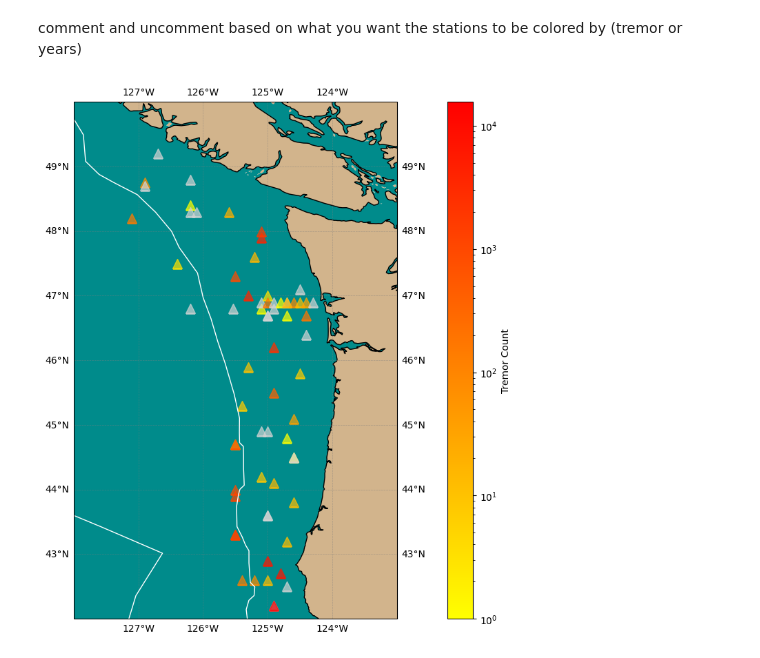
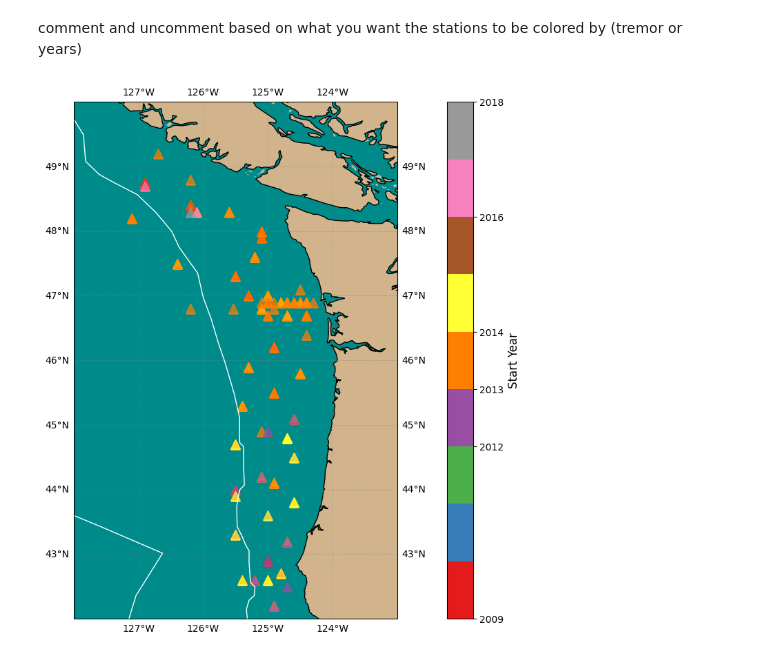
Before and after one commit to lydiakelley/obs_tremor, a Jupyter notebook: tremor_detection/cascadia_map.ipynb, the cells around one changed output. Cells and saved outputs as stored; diff of their text form; code cells hidden in the pictures.

```diff
--- a/tremor_detection/cascadia_map.ipynb
+++ b/tremor_detection/cascadia_map.ipynb
@@ -80,9 +80,9 @@ stations = [{"id": "J18B", "lat": 44.0, "lon": -125.5, "tremors": 835, "start_ye
             {"id": "G17B", "lat": 41.3, "lon": -124.3, "tremors": 36, "start_year": 2012, "depth": 123},
             {"id": "M17D", "lat": 41.0, "lon": -124.6, "tremors": 9, "start_year": 2014, "depth": 749},
             {"id": "M14B", "lat": 41.0, "lon": -124.6, "tremors": 838, "start_year": 2012, "depth": 638},
-            {"id": "BACME", "lat": 48.3, "lon": -126.1, "tremors": None, "start_year": 2016, "depth": 897},
-            {"id": "BACND", "lat": 48.3, "lon": -126.2, "tremors": None, "start_year": 2018, "depth": 643},
-            {"id": "CQS64", "lat": 48.7, "lon": -126.9, "tremors": None, "start_year": 2016, "depth": 1323},
+            {"id": "BACME", "lat": 48.3, "lon": -126.1, "tremors": 43, "start_year": 2016, "depth": 897},
+            {"id": "BACND", "lat": 48.3, "lon": -126.2, "tremors": 0, "start_year": 2018, "depth": 643},
+            {"id": "CQS64", "lat": 48.7, "lon": -126.9, "tremors": 5151, "start_year": 2016, "depth": 1323},
             {"id": "FN13C", "lat": 47.0, "lon": -125.3, "tremors": 4010, "start_year": 2013, "depth": 1764},
             {"id": "FN12C", "lat": 46.9, "lon": -125.1, "tremors": 0, "start_year": 2013, "depth": 656},
             {"id": "FN14C", "lat": 47.0, "lon": -125.0, "tremors": 3, "start_year": 2013, "depth": 173},
@@ -101,5 +101,6 @@ stations = [{"id": "J18B", "lat": 44.0, "lon": -125.5, "tremors": 835, "start_ye
             {"id": "FN17C", "lat": 46.7, "lon": -125.0, "tremors": 0, "start_year": 2013, "depth": 1015},
             {"id": "FN18C", "lat": 46.7, "lon": -124.7, "tremors": 1, "start_year": 2013, "depth": 166}]
 print(len(stations))
+print(len([s for s in stations if s["start_year"] == 2014]))
 # %% [output]
 79
@@ -107,22 +109,24 @@ print(len(stations))
 fig, ax = plt.subplots(1, 2, figsize=(10, 4), sharex=True)
 fig.tight_layout()
 
-depth = [s["depth"] for s in stations if s["tremors"] is not None]
-tremor = [s["tremors"] for s in stations if s["tremors"] is not None]
-lat = [s["lat"] for s in stations if s["tremors"] is not None]
+
+depth = [s["depth"] for s in stations]
+tremor = [s["tremors"] for s in stations]
+lat = [s["lat"] for s in stations]
+print(sum(tremor))
 
 # Tremor vs Depth
 ax[0].scatter(tremor, depth)
 ax[0].invert_yaxis()
 ax[0].set_xlabel('Tremor Counts')
 ax[0].set_ylabel('Depth')
-ax[0].set_xlim(-10, 350)
+#ax[0].set_xlim(-10, 350)
 ax[0].grid()
 
 # Tremor vs Latitude
 ax[1].scatter(tremor, lat)
 ax[1].set_xlabel('Tremor Counts')
 ax[1].set_ylabel('Latitude')
-ax[1].set_xlim(-10, 350)
+#ax[1].set_xlim(-10, 350)
 ax[1].grid()
 # %% [output]
@@ -144,7 +149,7 @@ ax.coastlines()
 
 
 ### TREMOR VALUES ###
-
+'''
 # get tremor values
 tremor_values = [s["tremors"] for s in stations if s["tremors"] is not None and s["tremors"] > 0]
 norm_t = LogNorm(vmin=min(tremor_values), vmax=max(tremor_values))
@@ -171,7 +176,7 @@ for station in stations:
 for station in stations:
     color = cmap_t(norm_t(station["tremors"]))
     ax.plot(station["lon"], station["lat"], marker='^', color= color, markersize=10, transform=ccrs.PlateCarree())
-    ax.text(station["lon"] + 0.05, station["lat"] + 0.05, station["id"], fontsize=10, transform=ccrs.PlateCarree())
+    #ax.text(station["lon"] + 0.05, station["lat"] + 0.05, station["id"], fontsize=10, transform=ccrs.PlateCarree())
 
 ### START YEAR
 # get start years
@@ -180,34 +185,34 @@ norm_s = colors.Normalize(vmin=min(start_year), vmax=max(start_year))
 cmap_s = plt.colormaps['Set1']
 
 # colorbaaa based on years
 sm = ScalarMappable(norm=norm_s, cmap=cmap_s)
 sm.set_array([]) # dummy array
 cbar = plt.colorbar(sm, ax=ax, orientation='vertical')
-cbar.ax.set_ylabel('Start Year', fontsize=15)
+cbar.ax.set_ylabel('Start Year', fontsize=12)
 
 # just one tick for each year
 years = sorted(set(start_year))
 cbar.set_ticks(years)
 
-texts = []
+#texts = []
 
 # loop through stations
 for station in stations:
     color = cmap_s(norm_s(station["start_year"]))
     ax.plot(station["lon"], station["lat"], marker='^', color= color, markersize=10, alpha = 0.7, transform=ccrs.PlateCarree())
     #ax.text(station["lon"] + 0.05, station["lat"] + 0.05, station["id"], fontsize=10, transform=ccrs.PlateCarree())
     #texts.append(ax.text(station["lon"], station["lat"], station["id"], fontsize=8, transform=ccrs.PlateCarree()))
-'''
+
 #adjust_text(texts, ax=ax, arrowprops=dict(arrowstyle='-', color='black'))
 # Plot Tectonic Plate Boundaries
 for feature in plate_boundaries['features']:
     coords = feature['geometry']['coordinates']
     if feature['geometry']['type'] == 'LineString':
         lons, lats = zip(*coords)
         ax.plot(lons, lats, color='white', linewidth=1, transform=ccrs.PlateCarree())
     elif feature['geometry']['type'] == 'MultiLineString':
         for line in coords:
             lons, lats = zip(*line)
             ax.plot(lons, lats, color='white', linewidth=1, transform=ccrs.PlateCarree())
 # %% [output]
-[figure, old version]
+[figure, new version]
```
Also changed, not shown: parts of 3 cells of this notebook, 46 other files.
